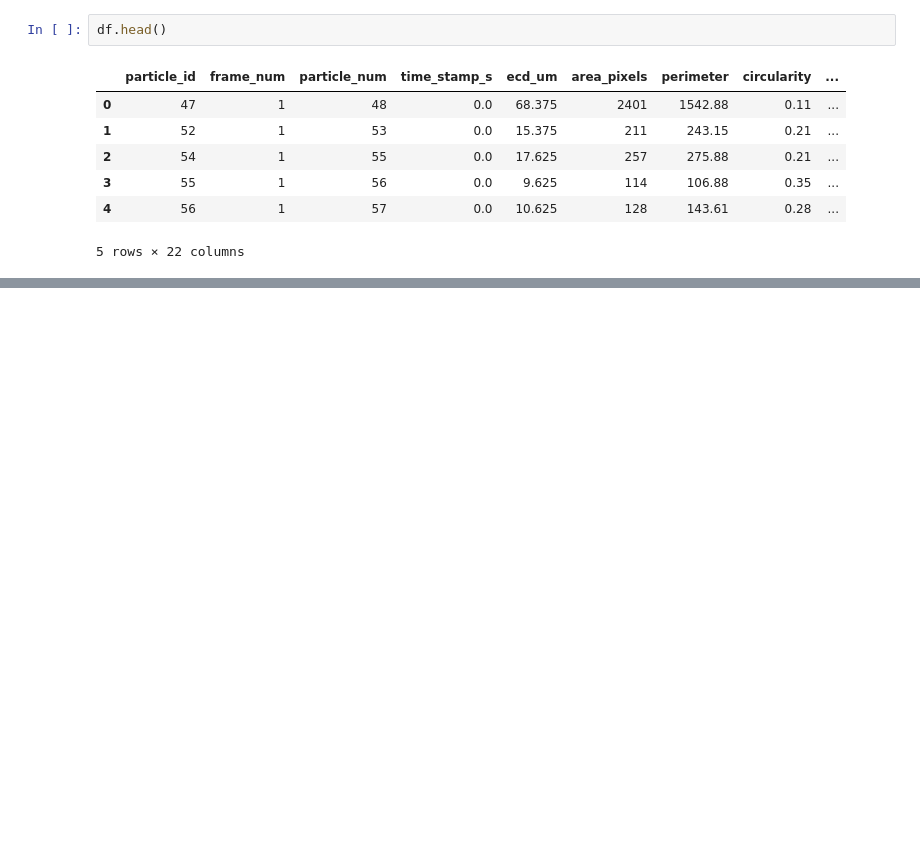
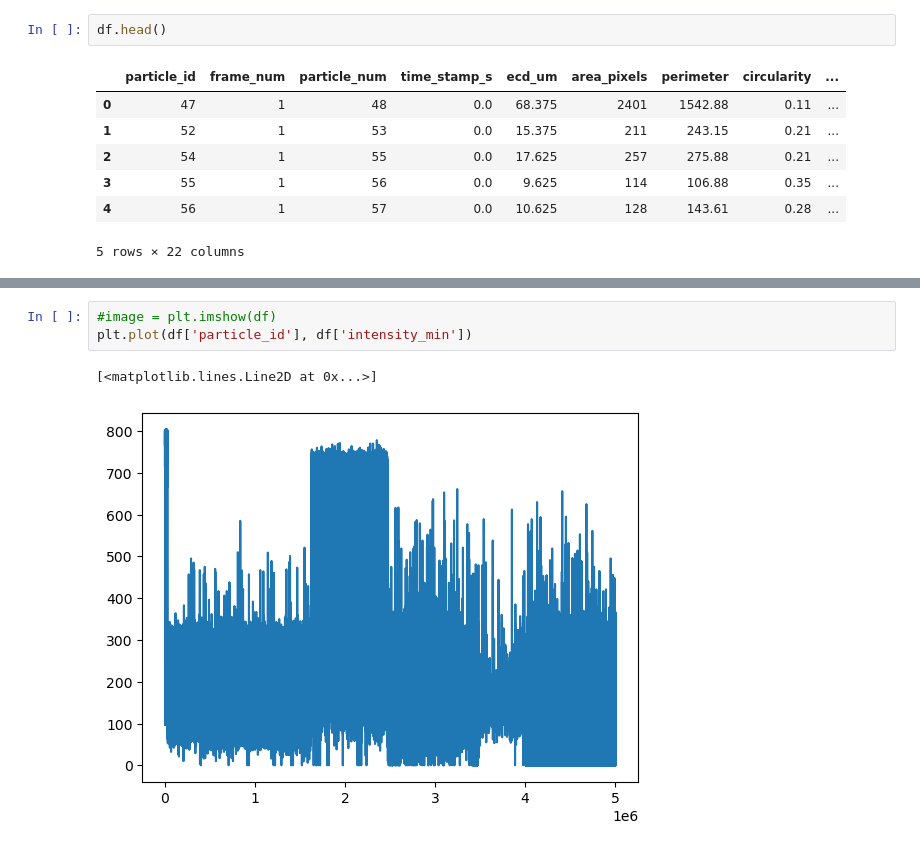
Before and after one commit to Scottholman33/KBI, a Jupyter notebook: KBI_Python_Start.ipynb, the cells around one changed output, grey strips where cells are left out. Cells and saved outputs as stored; diff of their text form; blank space fills up the shorter version.

Commit message:
Added some visualization

```diff
--- a/KBI_Python_Start.ipynb
+++ b/KBI_Python_Start.ipynb
@@ -31,0 +53,6 @@ df.head(10)
+# %%
+#image = plt.imshow(df)
+plt.plot(df['particle_id'], df['intensity_min'])
+# %% [output]
+[<matplotlib.lines.Line2D at 0x...>]
+[figure, added]
```
Also changed, not shown: parts of 16 cells of this notebook.
